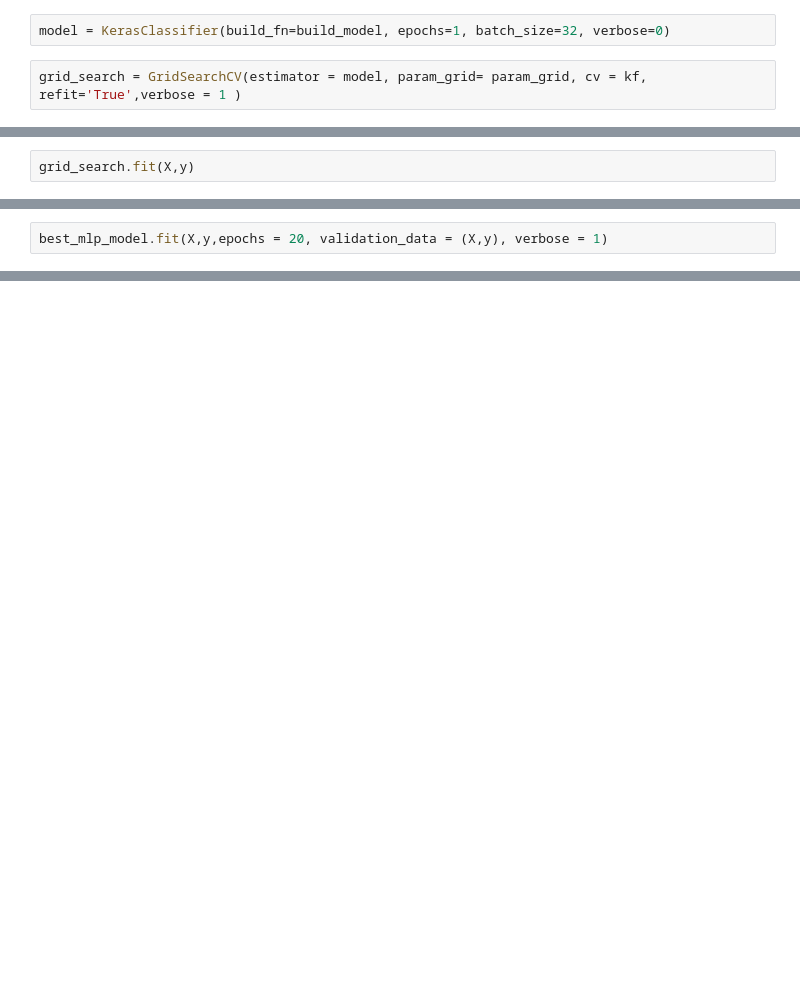
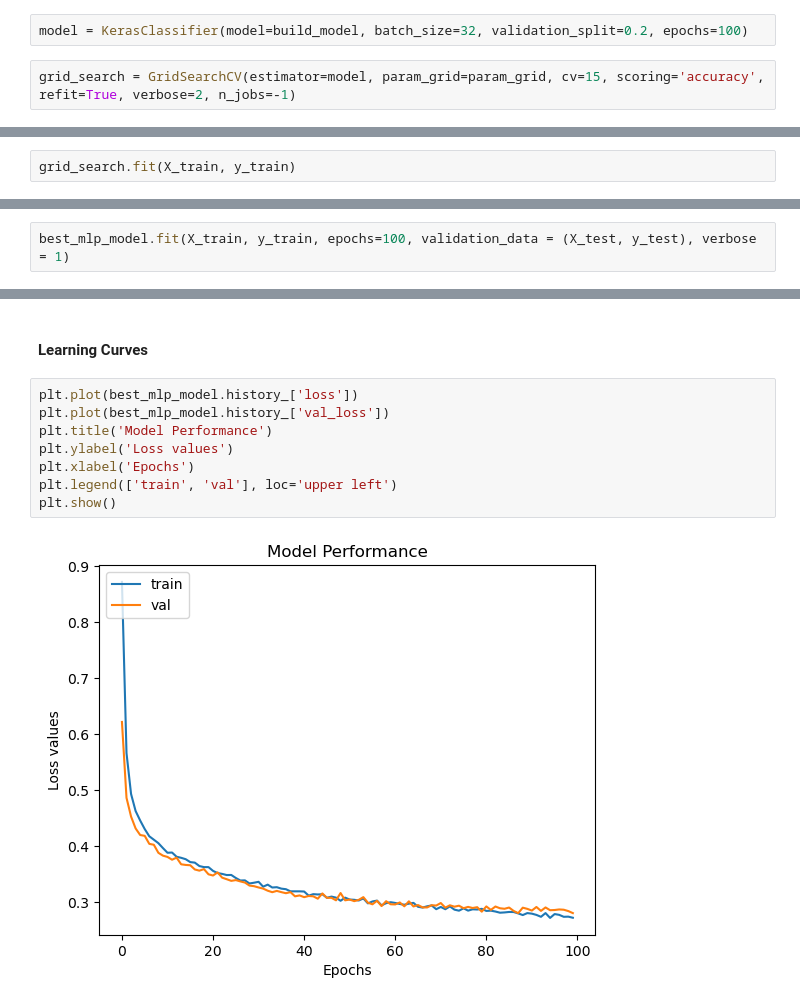
Before and after one commit to goncalobraga27/DAA, a Jupyter notebook: src/parte2/data_models/neural_network.ipynb, the cells around one changed output, grey strips where cells are left out. Drawn from its saved outputs; the diff is of its cells as text; blank space fills up the shorter version.

```diff
--- a/src/parte2/data_models/neural_network.ipynb
+++ b/src/parte2/data_models/neural_network.ipynb
@@ -100,4 +101,4 @@ kf = KFold(n_splits=2, shuffle=True, random_state=2023)
 # %%
-model = KerasClassifier(build_fn=build_model, epochs=1, batch_size=32, verbose=0)
+model = KerasClassifier(model=build_model, batch_size=32, validation_split=0.2, epochs=100)
 # %%
-grid_search = GridSearchCV(estimator = model, param_grid= param_grid, cv = kf, refit='True',verbose = 1 )
+grid_search = GridSearchCV(estimator=model, param_grid=param_grid, cv=15, scoring='accuracy', refit=True, verbose=2, n_jobs=-1)
@@ -125,3 +105,3 @@ Name: injection_encoded, Length: 11016, dtype: int64
 # %%
-grid_search.fit(X,y)
+grid_search.fit(X_train, y_train)
 # %% [output]
@@ -153,5 +149,5 @@ KerasClassifier(
         class_weight=None
 )
 # %%
-best_mlp_model.fit(X,y,epochs = 20, validation_data = (X,y), verbose = 1)
+best_mlp_model.fit(X_train, y_train, epochs=100, validation_data = (X_test, y_test), verbose = 1)
 # %% [output]
@@ -194 +189,13 @@ KerasClassifier(
+# %% [markdown]
+#### Learning Curves
+# %%
+plt.plot(best_mlp_model.history_['loss'])
+plt.plot(best_mlp_model.history_['val_loss'])
+plt.title('Model Performance')
+plt.ylabel('Loss values')
+plt.xlabel('Epochs')
+plt.legend(['train', 'val'], loc='upper left')
+plt.show()
+# %% [output]
+[figure, added]
 # %%
```
Also changed, not shown: parts of 26 cells of this notebook, 6 other files.
